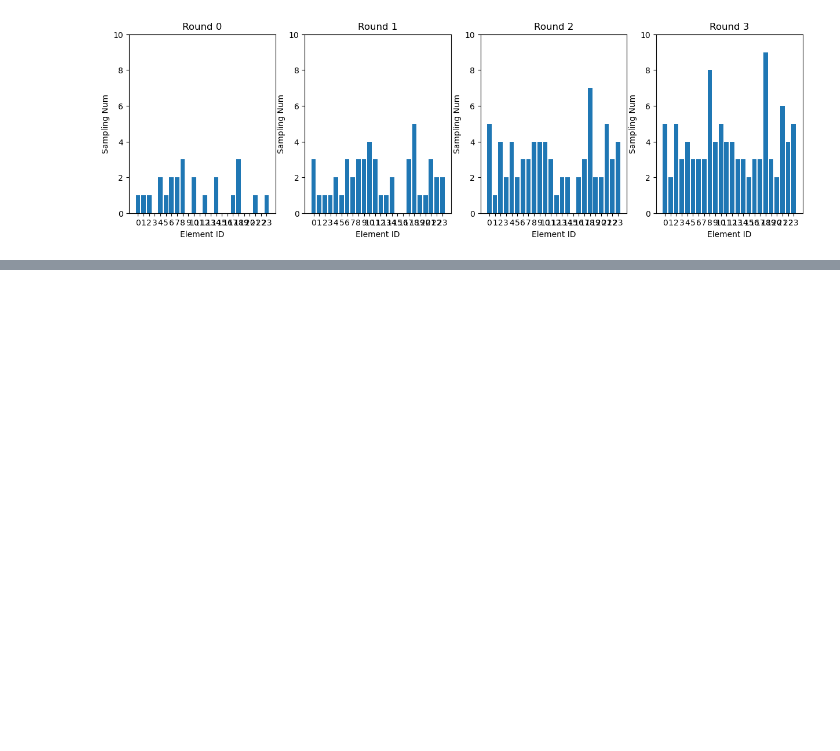
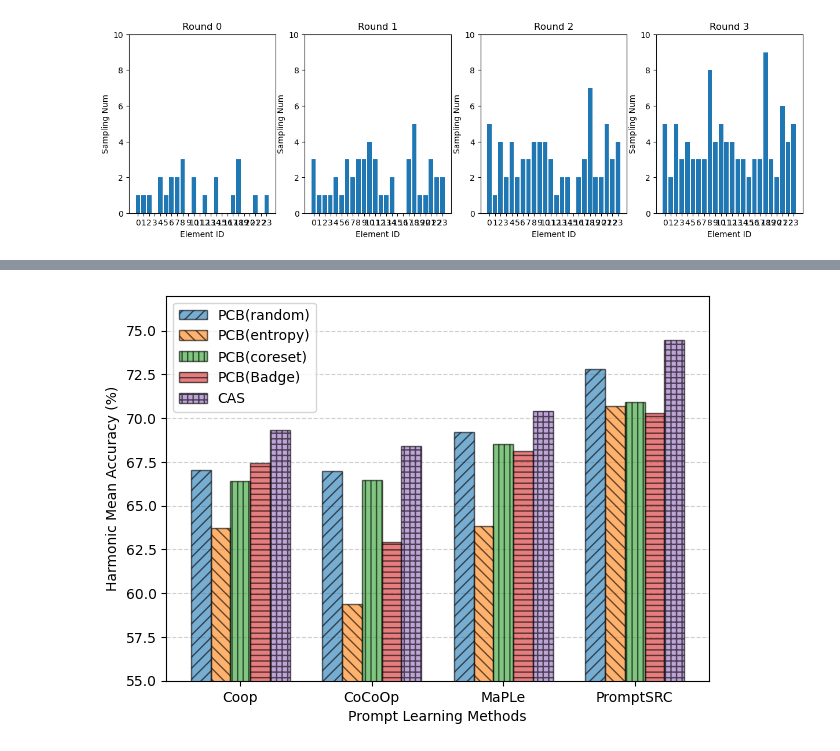
Before and after one commit to azukichunchun/pcb, a Jupyter notebook: analysis.ipynb, the cells around one changed output, grey strips where cells are left out. Saved outputs shown, nothing was run; the diff lists cells and outputs as text; code cells hidden in the pictures; blank space fills up the shorter version.

```diff
--- a/analysis.ipynb
+++ b/analysis.ipynb
@@ -456,0 +619,45 @@ sum(a)
+# %%
+import matplotlib.pyplot as plt
+import numpy as np
+
+# データの定義
+methods = ["Coop", "CoCoOp", "MaPLe", "PromptSRC"]
+strategies = ["PCB(random)", "PCB(entropy)", "PCB(coreset)", "PCB(Badge)", "CAS"]
+values = np.array([
+    [67.02, 63.72, 66.39, 67.45, 69.3],
+    [66.99, 59.36, 66.45, 62.92, 68.39],
+    [69.20, 63.83, 68.5, 68.1, 70.39],
+    [72.8, 70.69, 70.95, 70.32, 74.49]
+])
+
+# プロットの設定
+x = np.arange(len(methods))  # X軸の位置
+width = 0.15  # バーの幅
+
+fig, ax = plt.subplots(figsize=(7,5))
+
+# 各戦略の棒グラフを描画
+cmap = plt.get_cmap("tab10")
+patterns = [ "/" , "\\" , "|" , "-" , "+" , "x", "o", "O", ".", "*" ]
+for i, strategy in enumerate(strategies):
+    ax.bar(x + i * width - (2 * width), values[:, i], width, label=strategy, color=cmap(i),
+           alpha=0.6, edgecolor="black", zorder=2, hatch=patterns[i]*3)
+
+# 軸ラベルとタイトル
+ax.set_xlabel("Prompt Learning Methods")
+ax.set_ylabel("Harmonic Mean Accuracy (%)")
+#ax.set_title("Comparison of Active Learning Strategies")
+ax.set_xticks(x)
+ax.set_xticklabels(methods)
+ax.set_ylim(55, 77)
+# グリッド
+ax.grid(axis="y", linestyle="--", alpha=0.6, zorder=0)
+# グラフの外側に凡例を表示
+#ax.legend(loc='upper left', bbox_to_anchor=(1, 1))
+ax.legend(loc='upper left')
+
+# グラフの表示
+#plt.show()
+plt.savefig("output/oneshot.svg")
+# %% [output]
+[figure, added]
```
Also changed, not shown: parts of 9 cells of this notebook, 20 other files.
